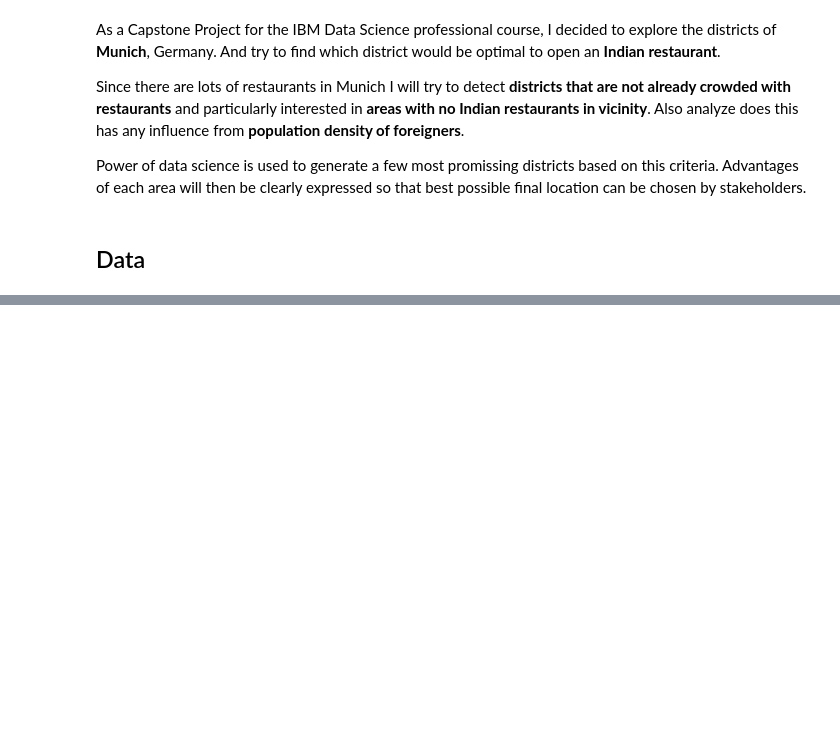
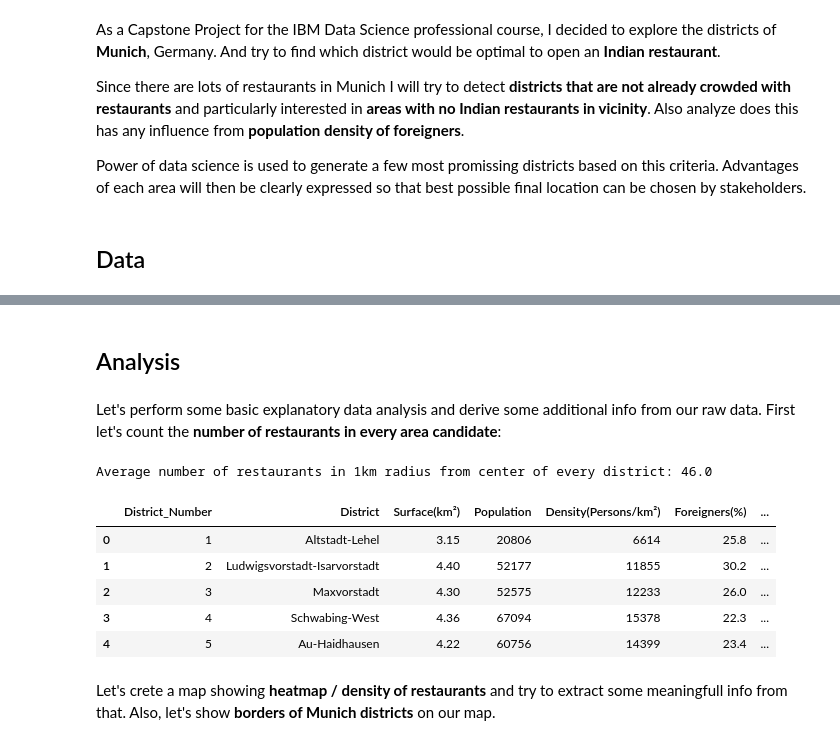
Before and after one commit to NandeeshHD/Coursera_Capstone, a Jupyter notebook: The Battle of Neighborhoods.ipynb, the cells around one changed output, grey strips where cells are left out. Drawn from its saved outputs; the diff is of its cells as text; code cells hidden in the pictures; blank space fills up the shorter version.

```diff
--- a/The Battle of Neighborhoods.ipynb
+++ b/The Battle of Neighborhoods.ipynb
@@ -36,0 +409,9 @@ Following data sources will be needed to extract/generate the required informati
+# %%
+munich_map = get_munich_choropleth()
+
+for res in restaurants.values():
+    lat = res[2]; lon = res[3]
+    is_indian = res[6]
+    color = 'red' if is_indian else 'blue'
+    folium.CircleMarker([lat, lon], radius=3, color=color, fill=True, fill_color=color, fill_opacity=1).add_to(munich_map)
+munich_map
@@ -36,0 +436,20 @@ Following data sources will be needed to extract/generate the required informati
+# %% [markdown]
+## Analysis <a name="analysis"></a>
+# %% [markdown]
+Let's perform some basic explanatory data analysis and derive some additional info from our raw data. First let's count the **number of restaurants in every area candidate**:
+# %%
+location_restaurants_count = [len(res) for res in location_restaurants]
+
+districts['Restaurants_in_area'] = location_restaurants_count
+
+print('Average number of restaurants in 1km radius from center of every district:', np.array(location_restaurants_count).mean())
+
+districts.head()
+# %% [output]
+Average number of restaurants in 1km radius from center of every district: 46.0
+|  | District_Number | District | Surface(km²) | Population | Density(Persons/km²) | Foreigners(%) | ... |
+| 0 | 1 | Altstadt-Lehel | 3.15 | 20806 | 6614 | 25.8 | ... |
+| 1 | 2 | Ludwigsvorstadt-Isarvorstadt | 4.40 | 52177 | 11855 | 30.2 | ... |
+| 2 | 3 | Maxvorstadt | 4.30 | 52575 | 12233 | 26.0 | ... |
+| 3 | 4 | Schwabing-West | 4.36 | 67094 | 15378 | 22.3 | ... |
+| 4 | 5 | Au-Haidhausen | 4.22 | 60756 | 14399 | 23.4 | ... |
@@ -36,0 +460,2 @@ Following data sources will be needed to extract/generate the required informati
+# %% [markdown]
+Let's crete a map showing **heatmap / density of restaurants** and try to extract some meaningfull info from that. Also, let's show **borders of Munich districts** on our map.
```
Also changed, not shown: parts of 61 cells of this notebook.
